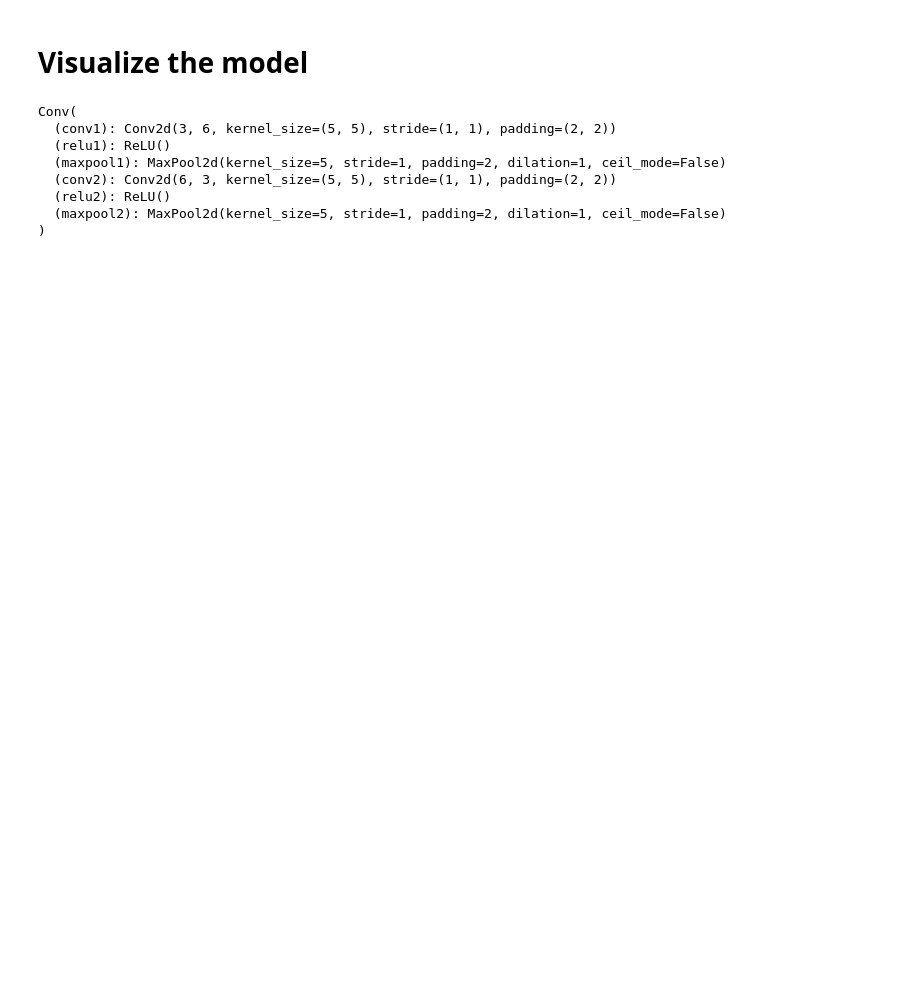
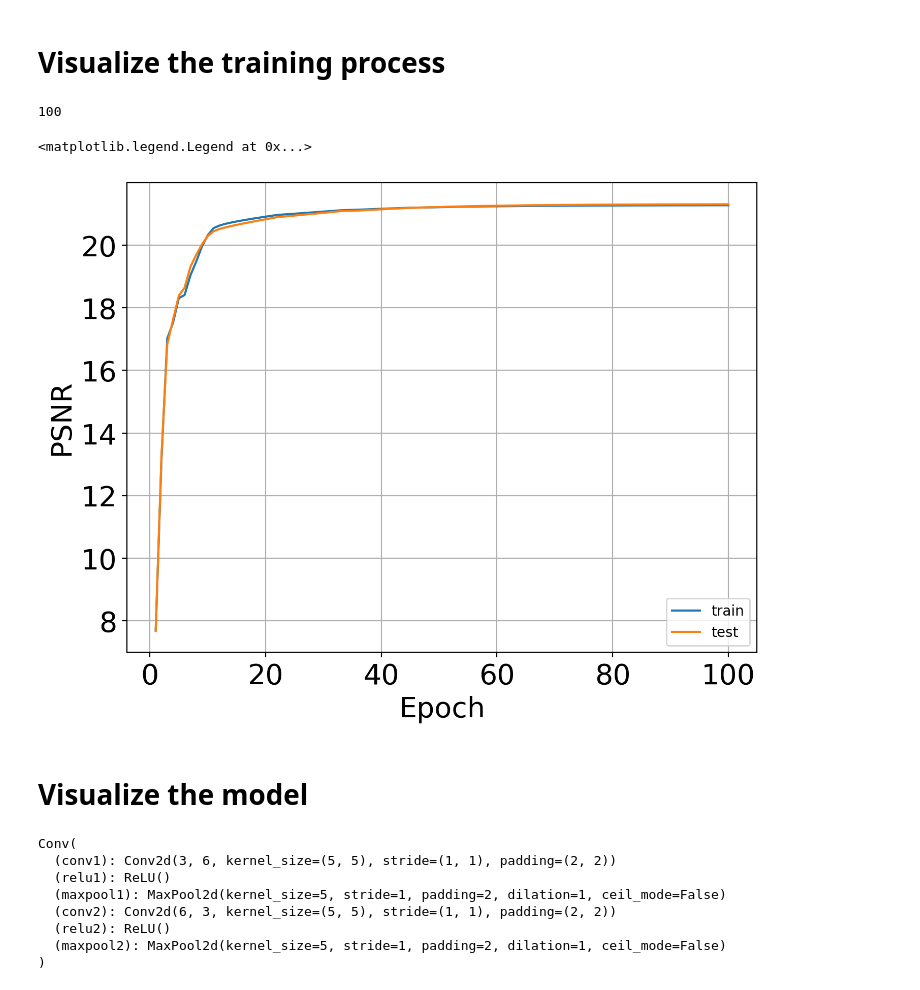
Before and after one commit to LiuCMU/image_deblurring, a Jupyter notebook: general.ipynb, the cells around one changed output. Cells and saved outputs as stored; diff of their text form; code cells hidden in the pictures; blank space fills up the shorter version.

```diff
--- a/general.ipynb
+++ b/general.ipynb
@@ -7,5 +9,43 @@ import numpy as np
 from torchvision import transforms
 from PIL import Image
+# %% [markdown]
+# Visualize the training process
+# %%
+metrics = pickle.load(open("results.pkl", "rb"))
+print(len(metrics))
+# %% [output]
+100
+# %%
+# learning rate
+X, Y1, Y2, Y3 = [], [], [], []
+for  item in metrics:
+    epoch, learning_rate,  train_psnr, test_psnr = item
+    X.append(epoch)
+    Y1.append(learning_rate)
+    Y2.append(train_psnr)
+    Y3.append(test_psnr)
+
+
+#figure parameters
+size = 20
+
+#plot the scatter plot
+fig, ax = plt.subplots(figsize=(8, 6), dpi=200)
+# ax.plot(X, Y1, label="LR")
+ax.plot(X, Y2, label="train")
+ax.plot(X, Y3, label="test")
+
+# ax.set_title("Comparing the tautomerization Gibbs free energies")
+ax.set_ylabel(r"PSNR", fontsize=size)  #support latex representation
+ax.set_xlabel(r"Epoch", fontsize=size)
+plt.xticks(fontsize=size)  #visible x ticks
+plt.yticks(fontsize=size)
+ax.grid()
+ax.legend()
+# fig.savefig("any_path.png")
+# %% [output]
+<matplotlib.legend.Legend at 0x...>
+[figure, added]
 # %% [markdown]
 # Visualize the model
 # %%
```
Also changed, not shown: parts of 3 cells of this notebook.
